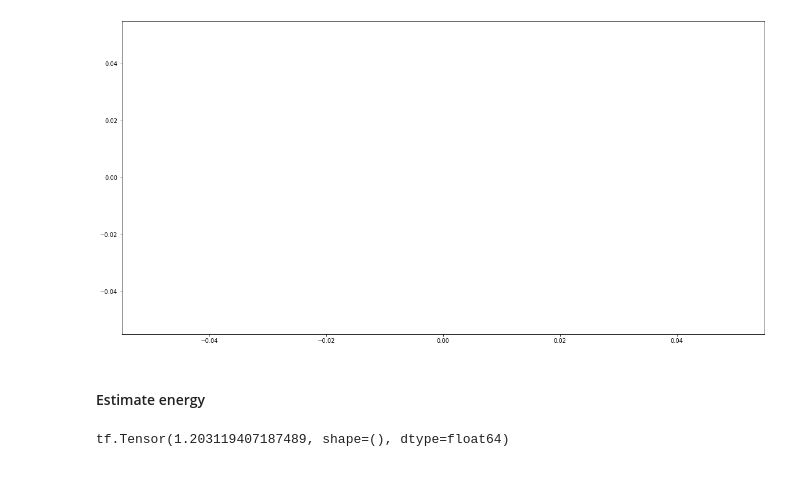
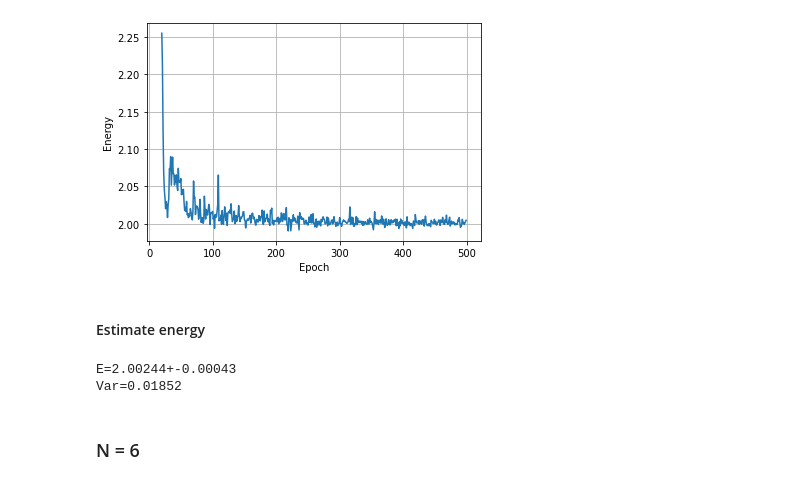
Before and after one commit to KristianWold/FYS4411, a Jupyter notebook: Project2/Autoregressive RNN Bosons.ipynb, the cells around one changed output. Cells and saved outputs as stored; diff of their text form; code cells hidden in the pictures.

```diff
--- a/Project2/Autoregressive RNN Bosons.ipynb
+++ b/Project2/Autoregressive RNN Bosons.ipynb
@@ -46,7 +51,6 @@ class Ansatz(tf.keras.Model):
         self.hidden = tf.repeat(self.hidden_initial, batch_size, axis=0)
 
 
-
 @tf.function
 def loss(system, x):
     batch_size = x.shape[0]
@@ -75,15 +79,15 @@ def loss(system, x):
     E_L = tf.stop_gradient(E_L)
     E = tf.math.reduce_mean(E_L)
 
+    loss_value = 2*(tf.math.reduce_mean(tf.math.log(psi)*E_L) - tf.math.reduce_mean(tf.math.log(psi))*E)
 
-    psi_detach = tf.stop_gradient(psi)
-    return E, 2*(tf.math.reduce_mean(psi/psi_detach*E_L) - tf.math.reduce_mean(psi/psi_detach)*E)
+    return E, loss_value, E_L
 
 
 @tf.function
 def grad(system, x):
     with tf.GradientTape() as tape:
-        E, loss_value = loss(system, x)
+        E, loss_value, _ = loss(system, x)
 
     return E, tape.gradient(loss_value, system.Ansatz.trainable_variables)
 
@@ -102,7 +106,7 @@ def train(system, num_epochs, batch_size, optimizer, verbose = True):
         x = tf.concat(x, axis=1)
 
         E, gradients = grad(system, x)
-        energy.append(E)
+        energy.append(E.numpy())
 
         optimizer.apply_gradients(zip(gradients, system.Ansatz.trainable_variables))
 
@@ -111,3 +115,5 @@ def train(system, num_epochs, batch_size, optimizer, verbose = True):
                 print(f"epoch: {epoch}, Energy: {E}")
 
     return energy
+
+optimizer = tf.keras.optimizers.Adam(0.01)
@@ -116,28 +126,21 @@ tf.random.set_seed(42)
 np.random.seed(42)
 
 
-nodes = ((64, 32))
-hidden_units = 10
-ansatz = Ansatz(nodes, hidden_units)
-
-
-external = HarmonicOsc(0.28)
-internal = Coulomb(1, 0)
-sampler = Metropolis(1, 20)
+ansatz = Ansatz(nodes = (32, 32), hidden_units=5)
+external = HarmonicOsc(omega=1)
+internal = Coulomb(alpha=0, beta=0)
+sampler = Metropolis(step_length=1, steps=20)
 
 system = System(num_part = 2,
-                 dim = 3,
+                 dim = 2,
                  Ansatz=ansatz,
                  External=external,
                  Internal=internal,
                  Sampler=sampler
                  )
-
-optimizer = tf.keras.optimizers.Adam(0.01)
-energy = []
 # %%
-num_epochs = 2000
-batch_size = 3000
+num_epochs = 500
+batch_size = 1000
 
 energy = train(system, num_epochs, batch_size, optimizer, verbose = True)
 # %% [output]
@@ -161,7 +152,10 @@ KeyboardInterrupt:
 # %%
-plt.figure(figsize=(20,10))
-plt.plot(energy)
-#plt.ylim([5, 7])
+epochs = [i for i in range(num_epochs)]
+#plt.figure(figsize=(20,10))
+plt.plot(epochs[20:], energy[20:])
+plt.xlabel("Epoch")
+plt.ylabel("Energy")
+plt.grid()
 plt.show()
 # %% [output]
-[figure, old version]
+[figure, new version]
@@ -197,13 +162,24 @@ interact(f, x=(-4.0, 4., 0.1), y=(-4.0, 4., 0.1))
 # %% [markdown]
 #### Estimate energy
 # %%
-N = 1000000
+N = 100000
 system.Ansatz.hidden_reset(N)
-x1, _ = system.Sampler(N)
-system.Ansatz.rnn_forward(x1)
-x2, _ = system.Sampler(N)
-x = tf.concat((x1, x2), axis=1)
-E, _ = loss(system, x)
-print(E)
+x = []
+
+for i in range(system.num_part):
+    x.append(system.Sampler(N)[0])
+    system.Ansatz.rnn_forward(x[-1])
+
+x = tf.concat(x, axis=1)
+E, _, E_L = loss(system, x)
+
+E2 = tf.math.reduce_mean(E_L**2)
+Var = E2 - E**2
-# %% [output]
-tf.Tensor(1.203119407187489, shape=(), dtype=float64)
+# %%
+print(f"E={E:.5f}+-{np.sqrt(Var/N):.5f}")
+print(f"Var={Var:.5f}")
+# %% [output]
+E=2.00244+-0.00043
+Var=0.01852
+# %% [markdown]
+### N = 6
```
Also changed, not shown: parts of 59 cells of this notebook, 1 other file.
